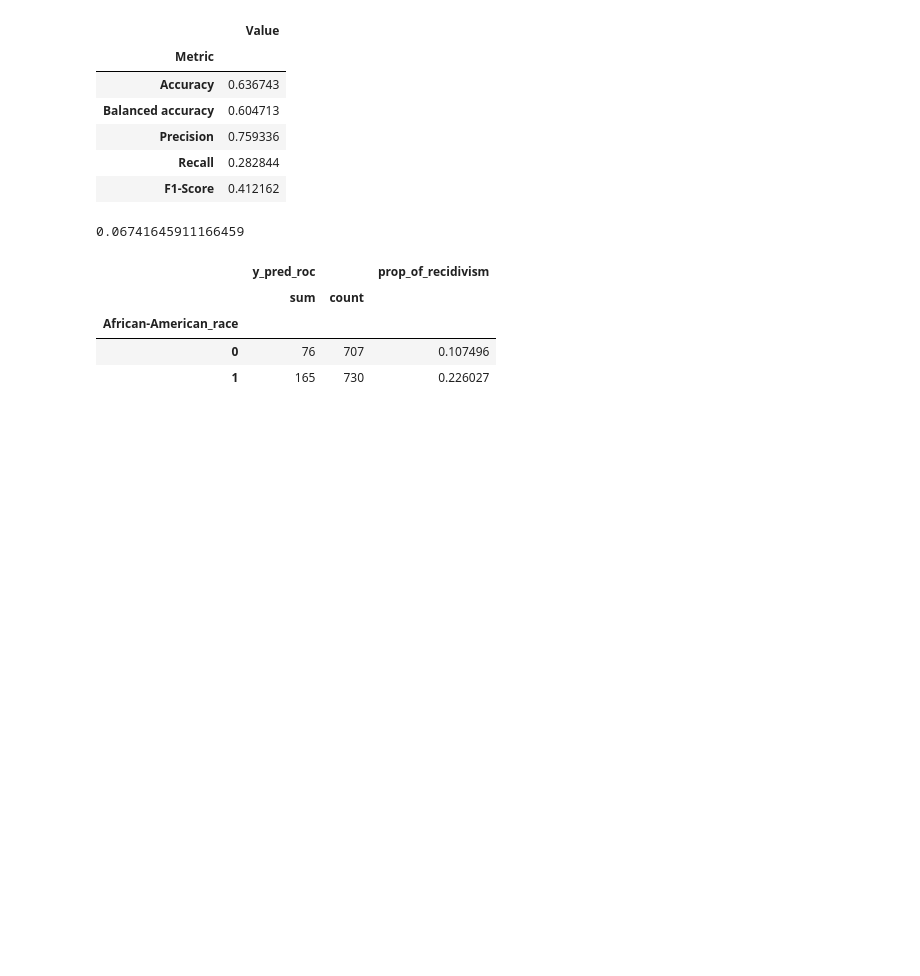
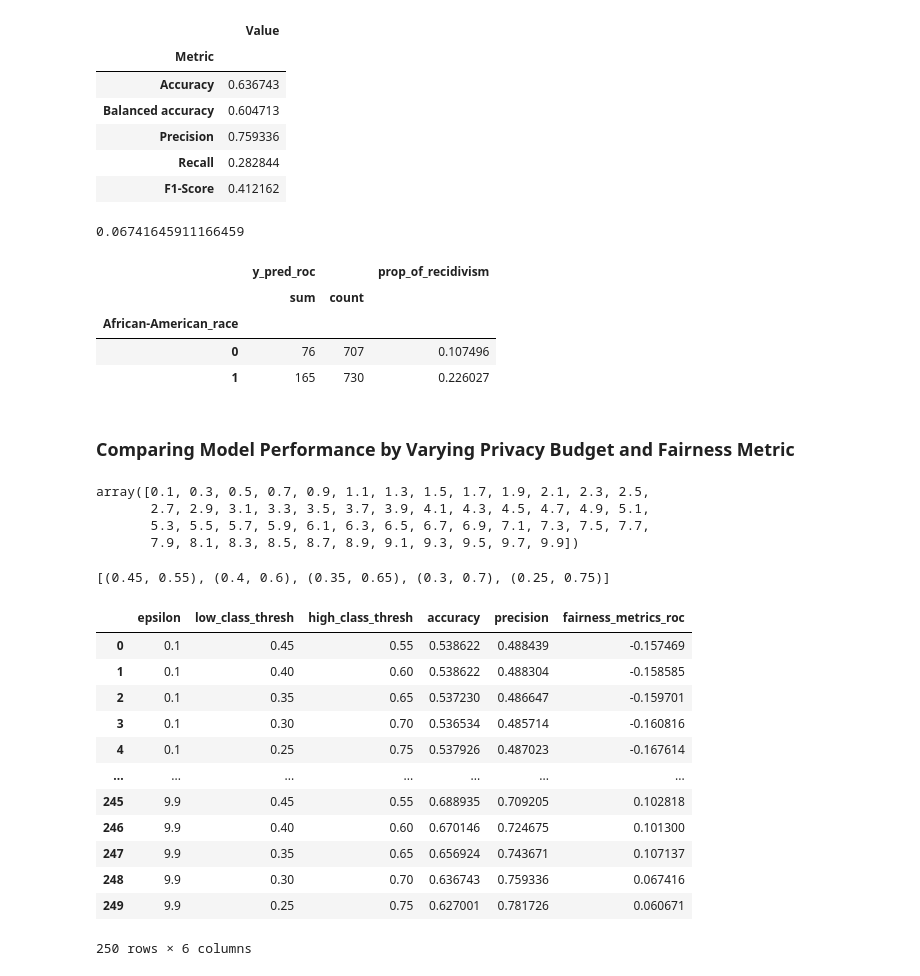
Before and after one commit to RU-Insane/compas-fairness-privacy-tradeoff-analysis, a Jupyter notebook: main/merged/fairness_privacy_merged.ipynb, the cells around one changed output. Cells and saved outputs as stored; diff of their text form; code cells hidden in the pictures; blank space fills up the shorter version.

Commit message:
Added ROC results

```diff
--- a/main/merged/fairness_privacy_merged.ipynb
+++ b/main/merged/fairness_privacy_merged.ipynb
@@ -460,3 +463,75 @@ test_proportion
 # %%
 test_df=test_df.reset_index()
 test_df.to_csv("../../data/test_predictions.csv",index=False)
+# %% [markdown]
+### Comparing Model Performance by Varying Privacy Budget and Fairness Metric
+# %%
+# Define the range of epsilon and boundary values using numpy
+epsilons = np.arange(0.1, 10, 0.2)
+# Define the range of low and high threshold values
+low_thresholds = np.arange(0.45, 0.24, -0.05)
+high_thresholds = np.arange(0.55, 0.76, 0.05)
+
+# Generate pairs of low and high thresholds and round to 2 decimal places
+boundaries = [(round(low, 2), round(high, 2)) for low, high in zip(low_thresholds, high_thresholds)]
+results = []
+# %%
+epsilons
+# %% [output]
+array([0.1, 0.3, 0.5, 0.7, 0.9, 1.1, 1.3, 1.5, 1.7, 1.9, 2.1, 2.3, 2.5,
+       2.7, 2.9, 3.1, 3.3, 3.5, 3.7, 3.9, 4.1, 4.3, 4.5, 4.7, 4.9, 5.1,
+       5.3, 5.5, 5.7, 5.9, 6.1, 6.3, 6.5, 6.7, 6.9, 7.1, 7.3, 7.5, 7.7,
+       7.9, 8.1, 8.3, 8.5, 8.7, 8.9, 9.1, 9.3, 9.5, 9.7, 9.9])
+# %%
+boundaries
+# %% [output]
+[(0.45, 0.55), (0.4, 0.6), (0.35, 0.65), (0.3, 0.7), (0.25, 0.75)]
+# %%
+# Loop over epsilon and boundary values
+for epsilon in epsilons:
+    for low_thresh, high_thresh in boundaries:
+        # Train the model with the current epsilon
+        dp_clf = dp.LogisticRegression(random_state=0, epsilon=epsilon)
+        dp_clf.fit(X_train_scaled, y_train)
+
+        # Make predictions
+        y_proba_dp = dp_clf.predict_proba(X_test_scaled)
+        y_score_dp = y_proba_dp[:,1]
+
+        # Initialize and fit the ROC
+        roc = RejectOptionClassification(metric_name="Statistical parity difference", low_class_thresh=low_thresh, high_class_thresh=high_thresh)
+        roc.fit(y_train, y_proba_train_dp, group_a_train, group_b_train)
+
+        # Transform the test data
+        d_roc = roc.transform(y_test, y_proba_dp, group_a_test, group_b_test)
+
+        # Compute the fairness metrics
+        fairness_metrics_roc = classification_bias_metrics(group_a_test, group_b_test, d_roc['y_pred'], y_test, metric_type='both')
+
+        # Store the results
+        results.append({
+            'epsilon': epsilon,
+            'low_class_thresh': low_thresh,
+            'high_class_thresh': high_thresh,
+            'accuracy': metrics.accuracy_score(y_test, d_roc['y_pred']),
+            'precision': metrics.precision_score(y_test, d_roc['y_pred']),
+            'fairness_metrics_roc': fairness_metrics_roc.iloc[6][0]
+        })
+# %%
+# Convert the results to a DataFrame
+df = pd.DataFrame(results)
+display(df)
+# %% [output]
+|  | epsilon | low_class_thresh | high_class_thresh | accuracy | precision | fairness_metrics_roc |
+| 0 | 0.1 | 0.45 | 0.55 | 0.538622 | 0.488439 | -0.157469 |
+| 1 | 0.1 | 0.40 | 0.60 | 0.538622 | 0.488304 | -0.158585 |
+| 2 | 0.1 | 0.35 | 0.65 | 0.537230 | 0.486647 | -0.159701 |
+| 3 | 0.1 | 0.30 | 0.70 | 0.536534 | 0.485714 | -0.160816 |
+| 4 | 0.1 | 0.25 | 0.75 | 0.537926 | 0.487023 | -0.167614 |
+| ... | ... | ... | ... | ... | ... | ... |
+| 245 | 9.9 | 0.45 | 0.55 | 0.688935 | 0.709205 | 0.102818 |
+| 246 | 9.9 | 0.40 | 0.60 | 0.670146 | 0.724675 | 0.101300 |
+| 247 | 9.9 | 0.35 | 0.65 | 0.656924 | 0.743671 | 0.107137 |
+| 248 | 9.9 | 0.30 | 0.70 | 0.636743 | 0.759336 | 0.067416 |
+| 249 | 9.9 | 0.25 | 0.75 | 0.627001 | 0.781726 | 0.060671 |
+250 rows × 6 columns
```
Also changed, not shown: parts of 6 cells of this notebook, 3 other files.
